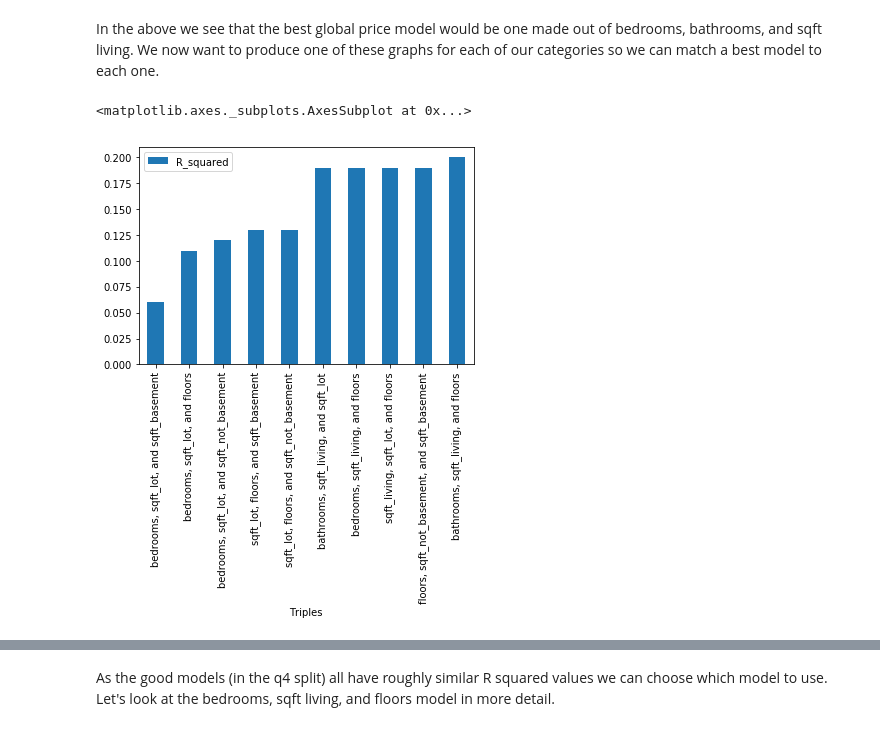
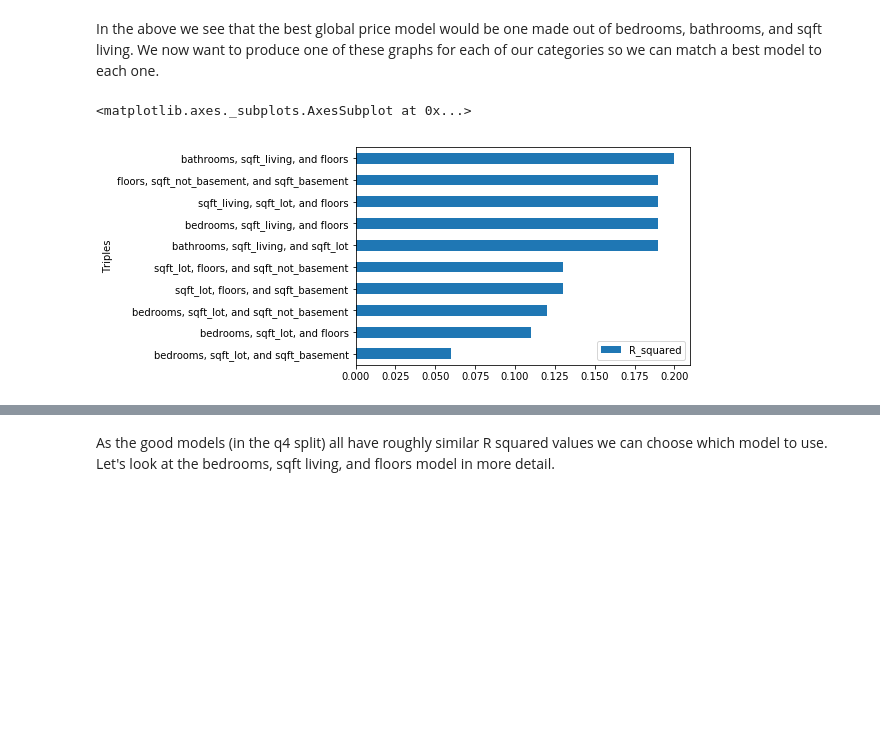
Before and after one commit to Greg-S-12/Mod1_Project, a Jupyter notebook: final_notebook.ipynb, the cells around one changed output, grey strips where cells are left out. Saved outputs shown, nothing was run; the diff lists cells and outputs as text; code cells hidden in the pictures; blank space fills up the shorter version.

```diff
--- a/final_notebook.ipynb
+++ b/final_notebook.ipynb
@@ -291,10 +311,10 @@ In the above we see that the best global price model would be one made out of be
 # %%
 # The R squared values of the best and worst models in the q1 price split
 
-r2(df_control_priceq1)[:5].append(r2(df_control_priceq1)[-5:]).plot.bar()
+r2(df_control_priceq1)[:5].append(r2(df_control_priceq1)[-5:]).plot.barh()
 # %% [output]
 <matplotlib.axes._subplots.AxesSubplot at 0x...>
-[figure, old version]
+[figure, new version]
 # %%
 # The R squared values of the best and worst models in the q2 price split
 
```
Also changed, not shown: parts of 36 cells of this notebook.
